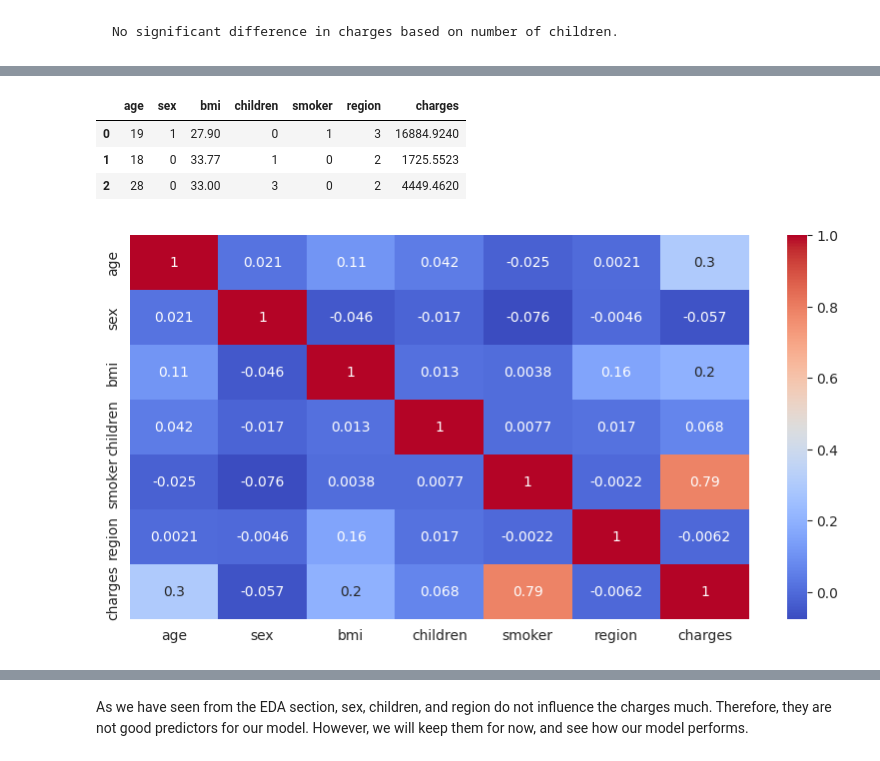
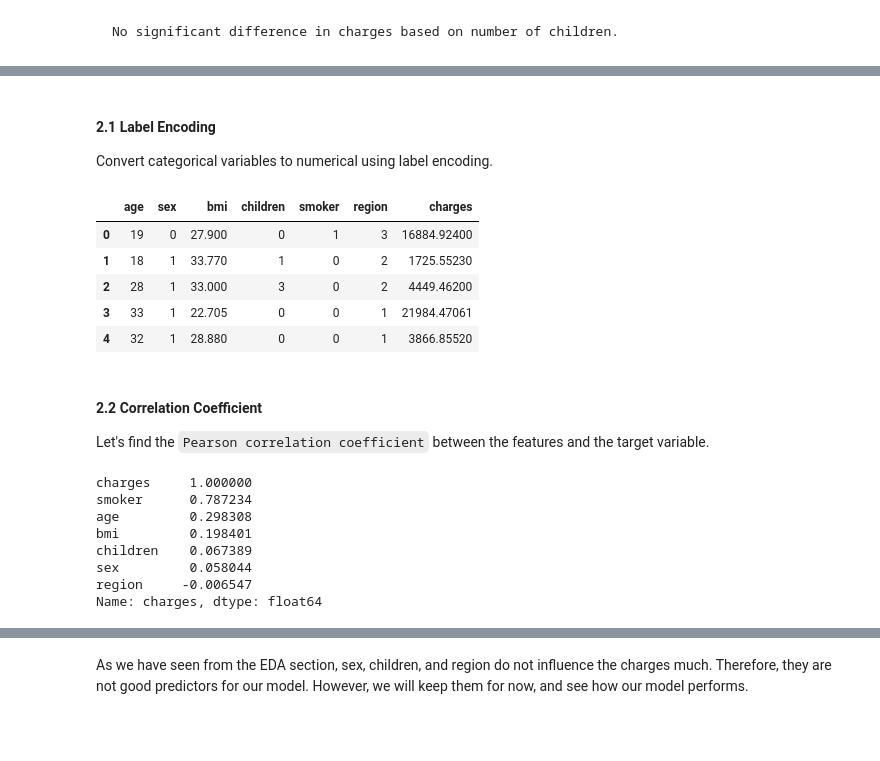
Before and after one commit to mijanr/PredEngine, a Jupyter notebook: 1_regression/notebooks/InsurancePricePrediction.ipynb, the cells around one changed output, grey strips where cells are left out. Drawn from its saved outputs; the diff is of its cells as text; code cells hidden in the pictures; blank space fills up the shorter version.

```diff
--- a/1_regression/notebooks/InsurancePricePrediction.ipynb
+++ b/1_regression/notebooks/InsurancePricePrediction.ipynb
@@ -1 +34,4 @@
+# %%
+repoPath = git.Repo('.', search_parent_directories=True)
+dataPath = f'{repoPath.working_tree_dir}/data/insurance.csv'
 # %% [markdown]
@@ -31,0 +39,5 @@ df.head()
+# %%
+df = pd.read_csv(dataPath)
+
+print(df.shape)
+df.head()
@@ -32 +54,10 @@ df.head()
+# %%
+# check for missing values
+# df.isnull().sum() # no missing values
+
+# check for duplicates
+#df.duplicated().sum()
+
+# drop duplicates
+df.drop_duplicates(inplace=True)
 # %% [markdown]
@@ -127,15 +137,41 @@ df_copy['region'] = df_copy['region'].map({'northeast':0, 'northwest':1, 'southe
-# %%
-# let's check the dataframe again
-df_copy.head(3)
-# %% [output]
-|  | age | sex | bmi | children | smoker | region | charges |
-| 0 | 19 | 1 | 27.90 | 0 | 1 | 3 | 16884.9240 |
-| 1 | 18 | 0 | 33.77 | 1 | 0 | 2 | 1725.5523 |
-| 2 | 28 | 0 | 33.00 | 3 | 0 | 2 | 4449.4620 |
-# %%
-# let's check the correlation between the features
-plt.figure(figsize=(10, 5))
-sns.heatmap(df_copy.corr(), annot=True, cmap='coolwarm')
-plt.show()
-# %% [output]
-[figure, removed]
+# %% [markdown]
+#### 2.1 Label Encoding
+
+Convert categorical variables to numerical using label encoding.
+# %%
+def encode_categorical(df):
+    '''
+    Function to encode categorical columns of a dataframe
+    '''
+    # instantiate LabelEncoder
+    le = LabelEncoder()
+    # encode
+    for col in df.select_dtypes(include='object'):
+        df[col] = le.fit_transform(df[col])
+    return df
+# %%
+df_encoded = encode_categorical(df.copy())
+df_encoded.head()
+# %% [output]
+|  | age | sex | bmi | children | smoker | region | charges |
+| 0 | 19 | 0 | 27.900 | 0 | 1 | 3 | 16884.92400 |
+| 1 | 18 | 1 | 33.770 | 1 | 0 | 2 | 1725.55230 |
+| 2 | 28 | 1 | 33.000 | 3 | 0 | 2 | 4449.46200 |
+| 3 | 33 | 1 | 22.705 | 0 | 0 | 1 | 21984.47061 |
+| 4 | 32 | 1 | 28.880 | 0 | 0 | 1 | 3866.85520 |
+# %% [markdown]
+#### 2.2 Correlation Coefficient
+
+Let's find the `Pearson correlation coefficient` between the features and the target variable.
+# %%
+# correlation coefficients
+df_encoded.corr()['charges'].sort_values(ascending=False)
+# %% [output]
+charges     1.000000
+smoker      0.787234
+age         0.298308
+bmi         0.198401
+children    0.067389
+sex         0.058044
+region     -0.006547
+Name: charges, dtype: float64
```
Also changed, not shown: parts of 48 cells of this notebook.
